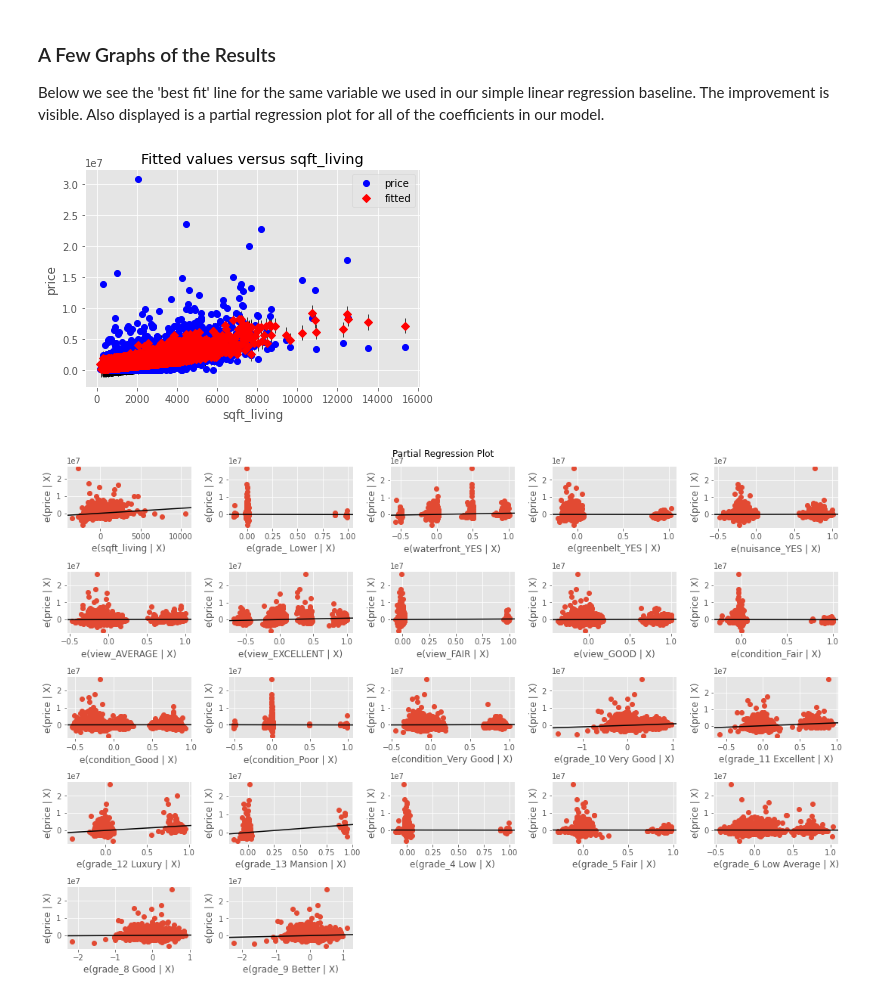
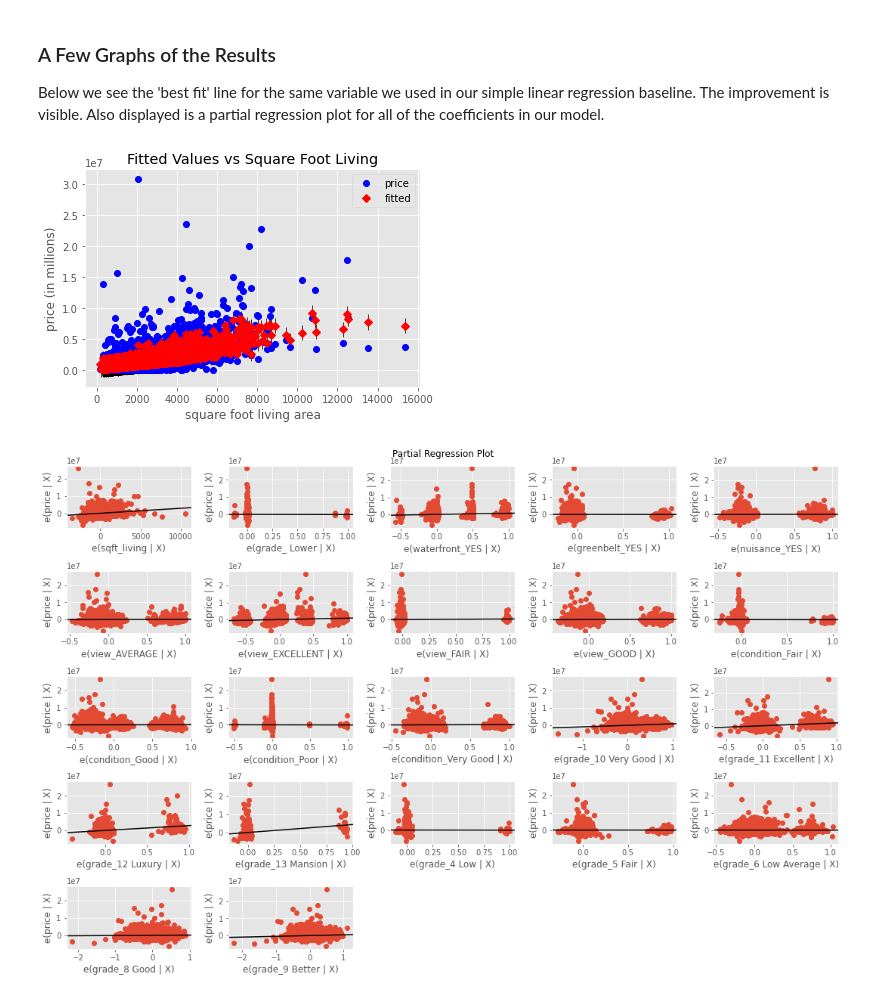
Before and after one commit to Bella3s/housing-analysis-project, a Jupyter notebook: housing_analysis.ipynb, the cells around one changed output. Drawn from its saved outputs; the diff is of its cells as text; code cells hidden in the pictures.

```diff
--- a/housing_analysis.ipynb
+++ b/housing_analysis.ipynb
@@ -596,10 +598,14 @@ Lastly, from the Omnibus and Jarque-Bera tests, we can see that our model is not
 # %% [markdown]
 ### A Few Graphs of the Results
 Below we see the 'best fit' line for the same variable we used in our simple linear regression baseline.  The improvement is visible.  Also displayed is a partial regression plot for all of the coefficients in our model.
-# %%
-sm.graphics.plot_fit(results_multi, 'sqft_living');
-# %% [output]
-[figure, removed]
+# %%
+fig, ax = plt.subplots()
+sm.graphics.plot_fit(results_multi, 'sqft_living', ax=ax)
+ax.set_xlabel('square foot living area')
+ax.set_ylabel('price (in millions)')
+ax.set_title('Fitted Values vs Square Foot Living');
+# %% [output]
+[figure, added]
 # %%
 fig = plt.figure(figsize=(15,10))
 sm.graphics.plot_partregress_grid(results_multi, exog_idx=list(X_multi.columns.values),
```
Also changed, not shown: parts of 11 cells of this notebook, 2 other files.
